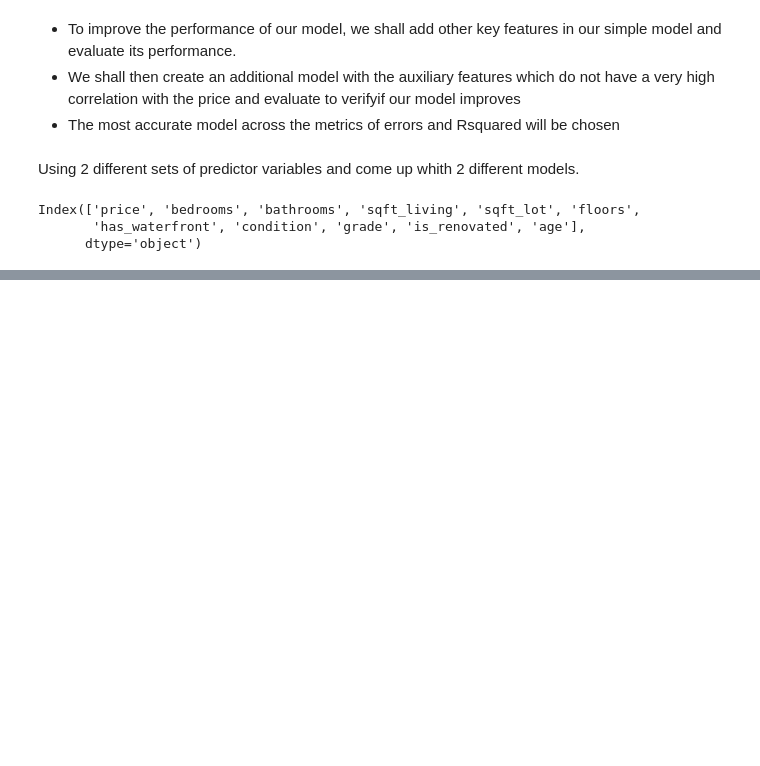
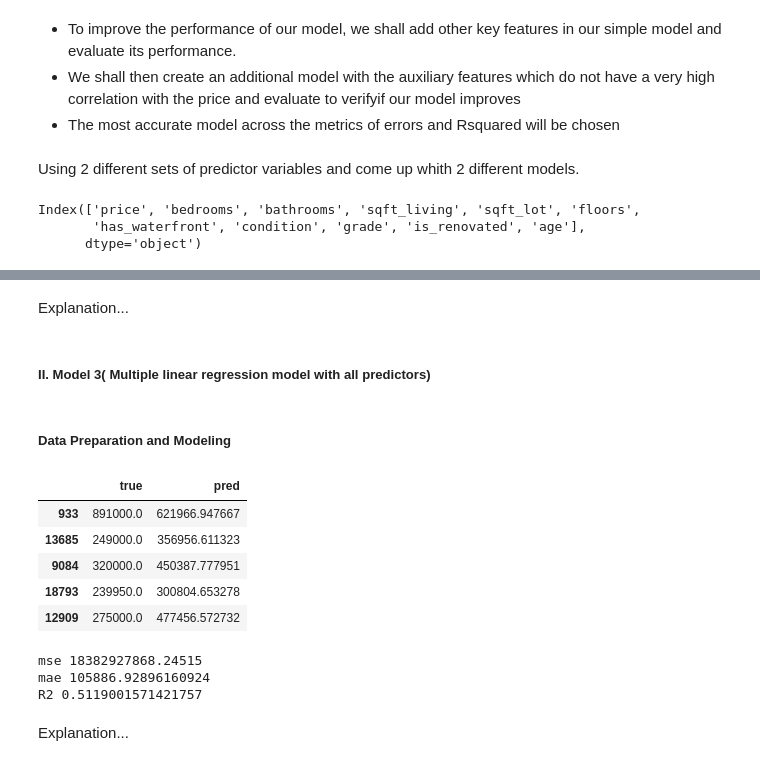
Before and after one commit to Leila-Nyambura/king-county-house-price-prediction-LRM, a Jupyter notebook: main.ipynb, the cells around one changed output, grey strips where cells are left out. Drawn from its saved outputs; the diff is of its cells as text; code cells hidden in the pictures; blank space fills up the shorter version.

```diff
--- a/main.ipynb
+++ b/main.ipynb
@@ -451,0 +460,42 @@ R2 0.5119001571421757
+# %% [markdown]
+Explanation...
+# %% [markdown]
+##### II. Model 3( Multiple linear regression model with all predictors)
+# %% [markdown]
+##### Data Preparation and Modeling
+# %%
+
+#Test train split
+x_train,x_test,y_train,y_test = train_test_split(x_model3,y,test_size=0.2,random_state=42)
+
+
+#Modeling
+model3 = LinearRegression()
+model3.fit(x_train,y_train)
+
+#prediction
+y_pred = model3.predict(x_test)
+
+df_model3= pd.DataFrame({"true":y_test,"pred":y_pred})
+df_model3.head()
+# %% [output]
+|  | true | pred |
+| 933 | 891000.0 | 621966.947667 |
+| 13685 | 249000.0 | 356956.611323 |
+| 9084 | 320000.0 | 450387.777951 |
+| 18793 | 239950.0 | 300804.653278 |
+| 12909 | 275000.0 | 477456.572732 |
+# %%
+mse = mean_squared_error(y_test,y_pred)
+mae = mean_absolute_error(y_test,y_pred)
+r2  = r2_score(y_test,y_pred)
+
+print("mse",mse)
+print("mae",mae)
+print("R2" ,r2)
+# %% [output]
+mse 18382927868.24515
+mae 105886.92896160924
+R2 0.5119001571421757
+# %% [markdown]
+Explanation...
```
Also changed, not shown: parts of 8 cells of this notebook.
